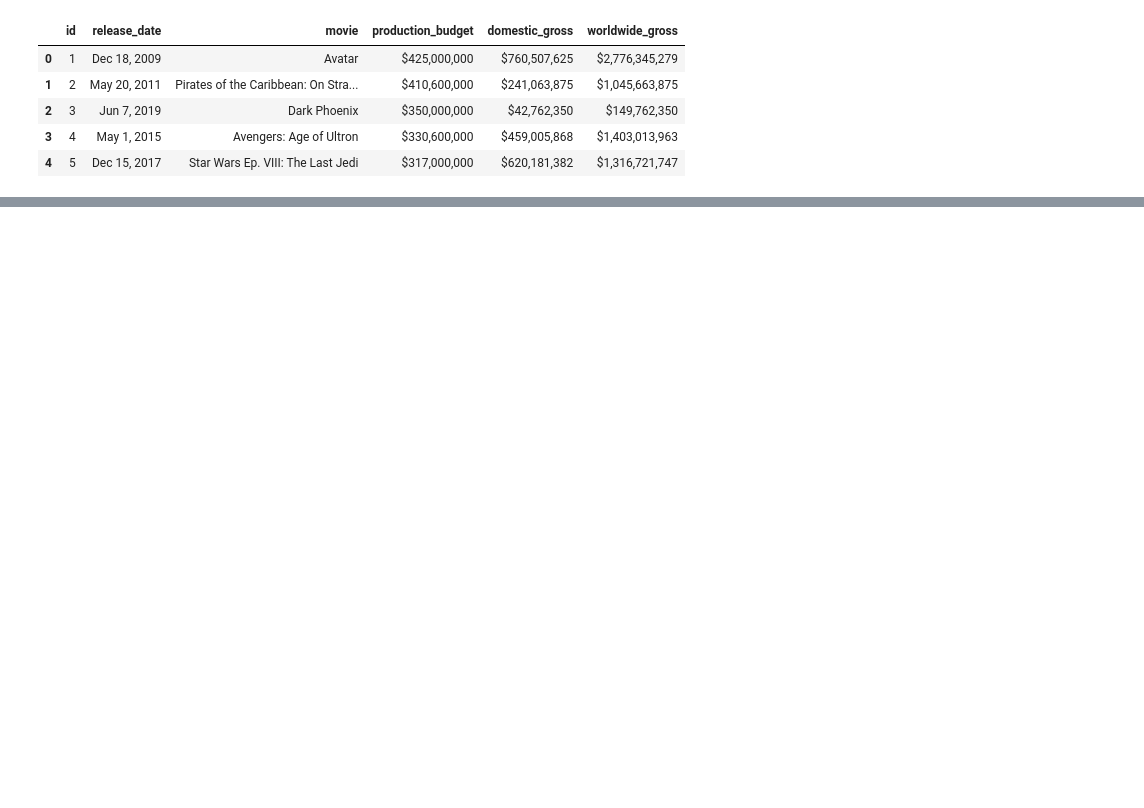
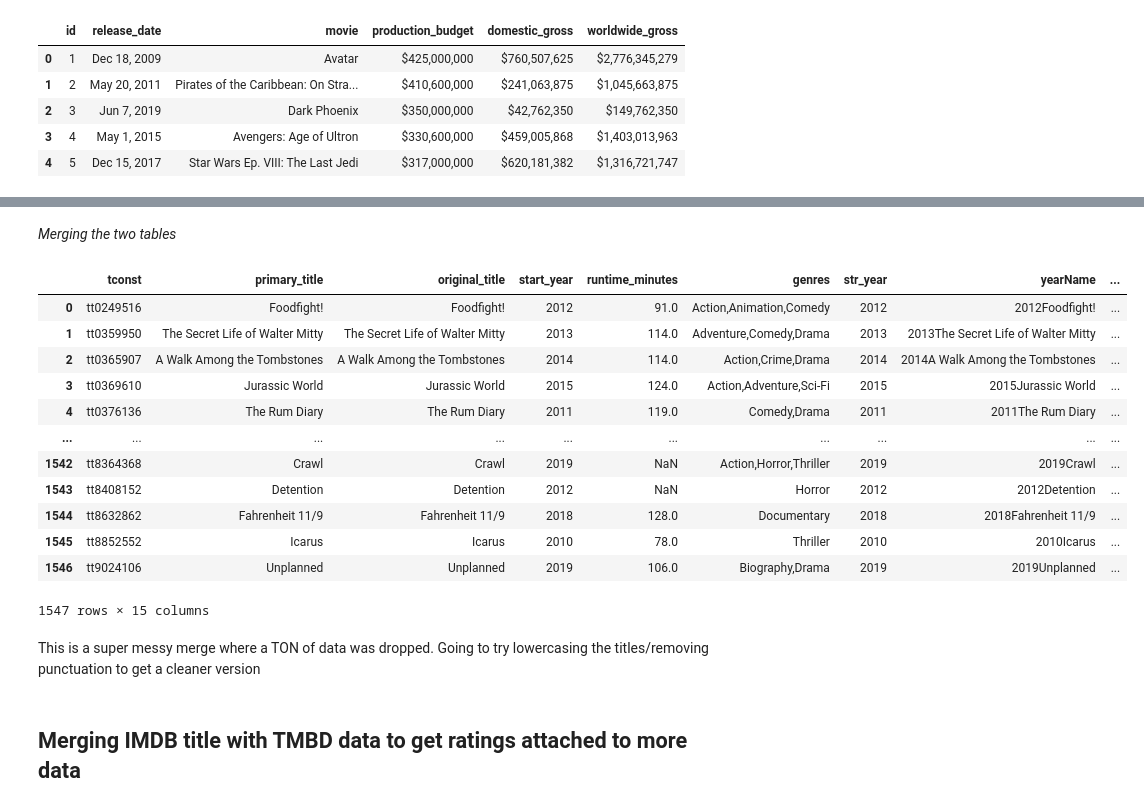
Before and after one commit to houleyemballo/AnalysisMovieData, a Jupyter notebook: DataInvestigation_Alex.ipynb, the cells around one changed output, grey strips where cells are left out. Cells and saved outputs as stored; diff of their text form; code cells hidden in the pictures; blank space fills up the shorter version.

```diff
--- a/DataInvestigation_Alex.ipynb
+++ b/DataInvestigation_Alex.ipynb
@@ -155,0 +330,4 @@ tn_movie_budgets_df.head()
+# %%
+imdb_title_basics_df['str_year'] = imdb_title_basics_df['start_year'].apply(lambda x: str(x))
+# %%
+imdb_title_basics_df['yearName'] = imdb_title_basics_df['str_year']+imdb_title_basics_df['primary_title']
@@ -155,0 +369,2 @@ tn_movie_budgets_df.head()
+# %%
+tn_movie_budgets_df['yearName'] = tn_movie_budgets_df['year']+tn_movie_budgets_df['movie']
@@ -155,0 +387,24 @@ tn_movie_budgets_df.head()
+# %% [markdown]
+_Merging the two tables_
+# %%
+title_box_office = pd.merge(imdb_title_basics_df, tn_movie_budgets_df, how = 'inner', on ='yearName')
+# %%
+title_box_office
+# %% [output]
+|  | tconst | primary_title | original_title | start_year | runtime_minutes | genres | str_year | yearName | ... |
+| 0 | tt0249516 | Foodfight! | Foodfight! | 2012 | 91.0 | Action,Animation,Comedy | 2012 | 2012Foodfight! | ... |
+| 1 | tt0359950 | The Secret Life of Walter Mitty | The Secret Life of Walter Mitty | 2013 | 114.0 | Adventure,Comedy,Drama | 2013 | 2013The Secret Life of Walter Mitty | ... |
+| 2 | tt0365907 | A Walk Among the Tombstones | A Walk Among the Tombstones | 2014 | 114.0 | Action,Crime,Drama | 2014 | 2014A Walk Among the Tombstones | ... |
+| 3 | tt0369610 | Jurassic World | Jurassic World | 2015 | 124.0 | Action,Adventure,Sci-Fi | 2015 | 2015Jurassic World | ... |
+| 4 | tt0376136 | The Rum Diary | The Rum Diary | 2011 | 119.0 | Comedy,Drama | 2011 | 2011The Rum Diary | ... |
+| ... | ... | ... | ... | ... | ... | ... | ... | ... | ... |
+| 1542 | tt8364368 | Crawl | Crawl | 2019 | NaN | Action,Horror,Thriller | 2019 | 2019Crawl | ... |
+| 1543 | tt8408152 | Detention | Detention | 2012 | NaN | Horror | 2012 | 2012Detention | ... |
+| 1544 | tt8632862 | Fahrenheit 11/9 | Fahrenheit 11/9 | 2018 | 128.0 | Documentary | 2018 | 2018Fahrenheit 11/9 | ... |
+| 1545 | tt8852552 | Icarus | Icarus | 2010 | 78.0 | Thriller | 2010 | 2010Icarus | ... |
+| 1546 | tt9024106 | Unplanned | Unplanned | 2019 | 106.0 | Biography,Drama | 2019 | 2019Unplanned | ... |
+1547 rows × 15 columns
+# %% [markdown]
+This is a super messy merge where a TON of data was dropped.  Going to try lowercasing the titles/removing punctuation to get a cleaner version
+# %% [markdown]
+## Merging IMDB title with TMBD data to get ratings attached to more data ##
```
Also changed, not shown: parts of 38 cells of this notebook.
